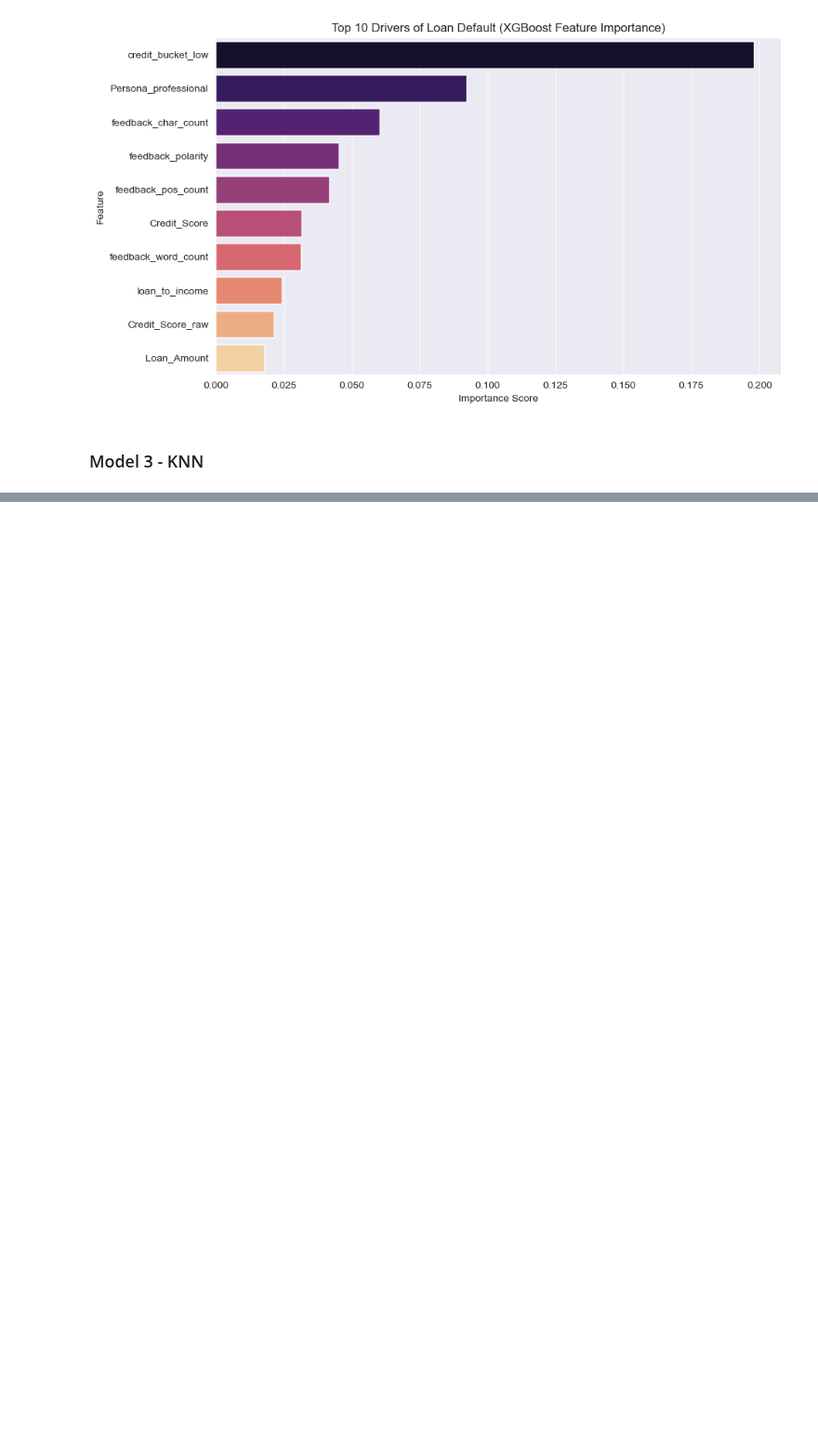
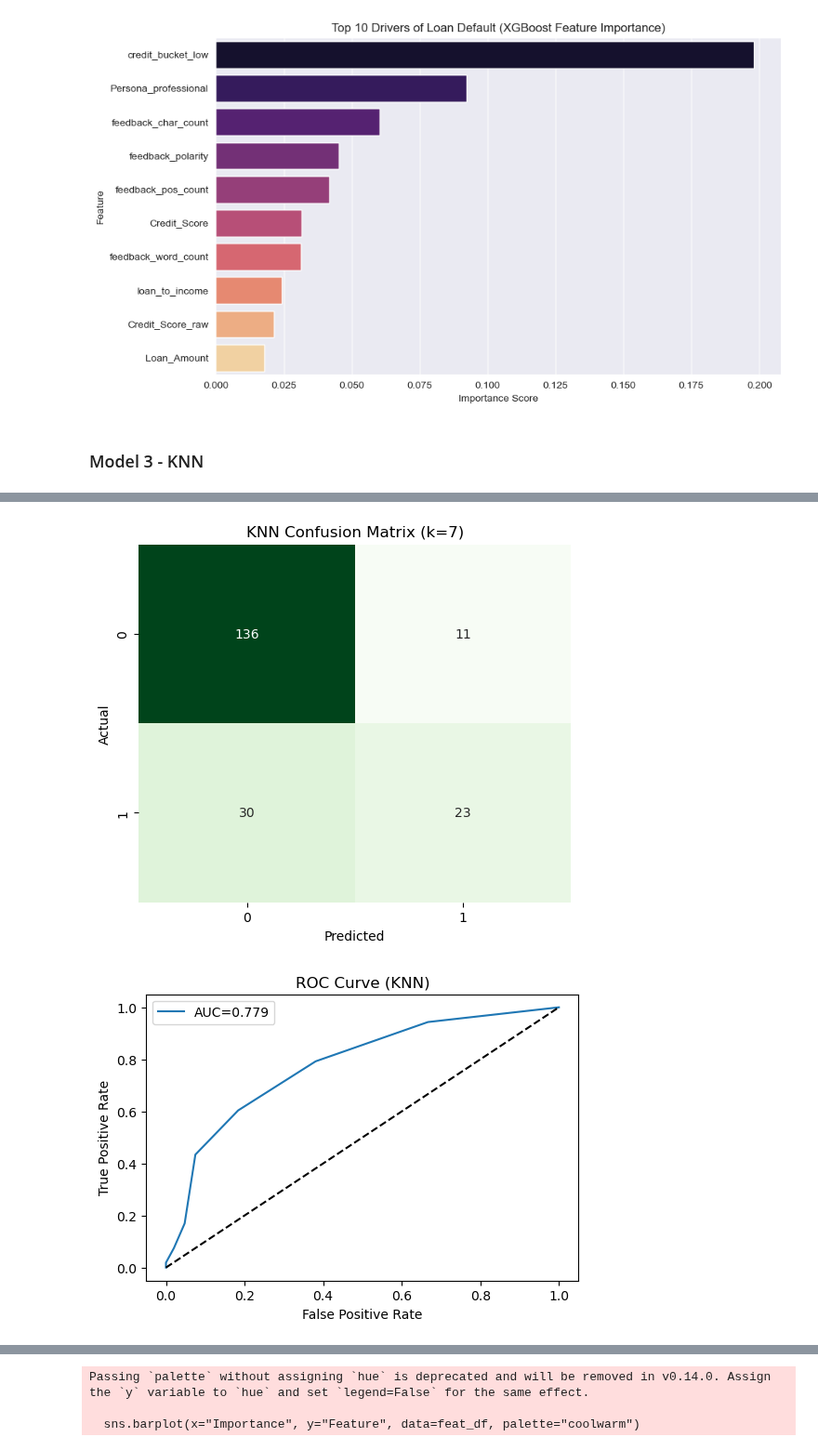
Before and after one commit to PoisonDarterz/wie3007_assignment, a Jupyter notebook: group_project.ipynb, the cells around one changed output, grey strips where cells are left out. Shown at 93% size. Drawn from its saved outputs; the diff is of its cells as text; code cells hidden in the pictures; blank space fills up the shorter version.

```diff
--- a/group_project.ipynb
+++ b/group_project.ipynb
@@ -1107,0 +1055,11 @@ Passing `palette` without assigning `hue` is deprecated and will be removed in v
+# %%
+# Train Final Model using Best K
+best_k = np.argmax(test_scores)+1
+knn_pipeline = Pipeline([
+    ('scaler', StandardScaler()),
+    ('knn', KNeighborsClassifier(n_neighbors=best_k))
+])
+
+print("\nTraining Final KNN Model...")
+knn_pipeline.fit(X_train, y_train)
+print("Training Complete.")
@@ -1107,0 +1069,62 @@ Passing `palette` without assigning `hue` is deprecated and will be removed in v
+# %%
+# Model Evaluation
+y_pred = knn_pipeline.predict(X_test)
+y_proba = knn_pipeline.predict_proba(X_test)[:,1]
+
+accuracy = accuracy_score(y_test, y_pred)
+auc = roc_auc_score(y_test, y_proba)
+rmse = np.sqrt(mean_squared_error(y_test, y_proba))
+
+print(f"\nFinal Model Accuracy: {accuracy:.2%}")
+print(f"ROC AUC: {auc:.4f}")
+print(f"RMSE: {rmse:.4f}\n")
+print("--- Classification Report ---")
+print(classification_report(y_test, y_pred))
+
+# Confusion Matrix
+plt.figure(figsize=(6,5))
+sns.heatmap(confusion_matrix(y_test, y_pred), annot=True, fmt='d',
+            cmap='Greens', cbar=False)
+plt.title(f"KNN Confusion Matrix (k={best_k})")
+plt.xlabel("Predicted")
+plt.ylabel("Actual")
+plt.show()
+
+# ROC Curve
+fpr, tpr, _ = roc_curve(y_test, y_proba)
+plt.figure(figsize=(6,4))
+plt.plot(fpr, tpr, label=f"AUC={auc:.3f}")
+plt.plot([0,1],[0,1],'k--')
+plt.xlabel("False Positive Rate")
+plt.ylabel("True Positive Rate")
+plt.title("ROC Curve (KNN)")
+plt.legend()
+plt.show()
+
+# Precision-Recall Curve
+prec, rec, _ = precision_recall_curve(y_test, y_proba)
+plt.figure(figsize=(6,4))
+plt.plot(rec, prec, label="Precision-Recall")
+plt.xlabel("Recall")
+plt.ylabel("Precision")
+plt.title("Precision-Recall Curve (KNN)")
+plt.legend()
+plt.show()
+
+# Permutation Feature Importance
+from sklearn.inspection import permutation_importance
+
+perm = permutation_importance(knn_pipeline, X_test, y_test,
+                              n_repeats=10, scoring='roc_auc', random_state=42)
+
+feat_df = pd.DataFrame({
+    "Feature": X.columns,
+    "Importance": perm.importances_mean,
+    "Std": perm.importances_std
+}).sort_values(by="Importance", ascending=False).head(10)
+
+plt.figure(figsize=(10,6))
+sns.barplot(x="Importance", y="Feature", data=feat_df, palette="coolwarm")
+plt.title("Top 10 Feature Importance (KNN)")
+plt.show()
+# %% [output]
@@ -1107,0 +1144,2 @@ Passing `palette` without assigning `hue` is deprecated and will be removed in v
+[figure, added]
+[figure, added]
@@ -1107,0 +1147,3 @@ Passing `palette` without assigning `hue` is deprecated and will be removed in v
+Passing `palette` without assigning `hue` is deprecated and will be removed in v0.14.0. Assign the `y` variable to `hue` and set `legend=False` for the same effect.
+
+  sns.barplot(x="Importance", y="Feature", data=feat_df, palette="coolwarm")
```
Also changed, not shown: parts of 9 cells of this notebook.
